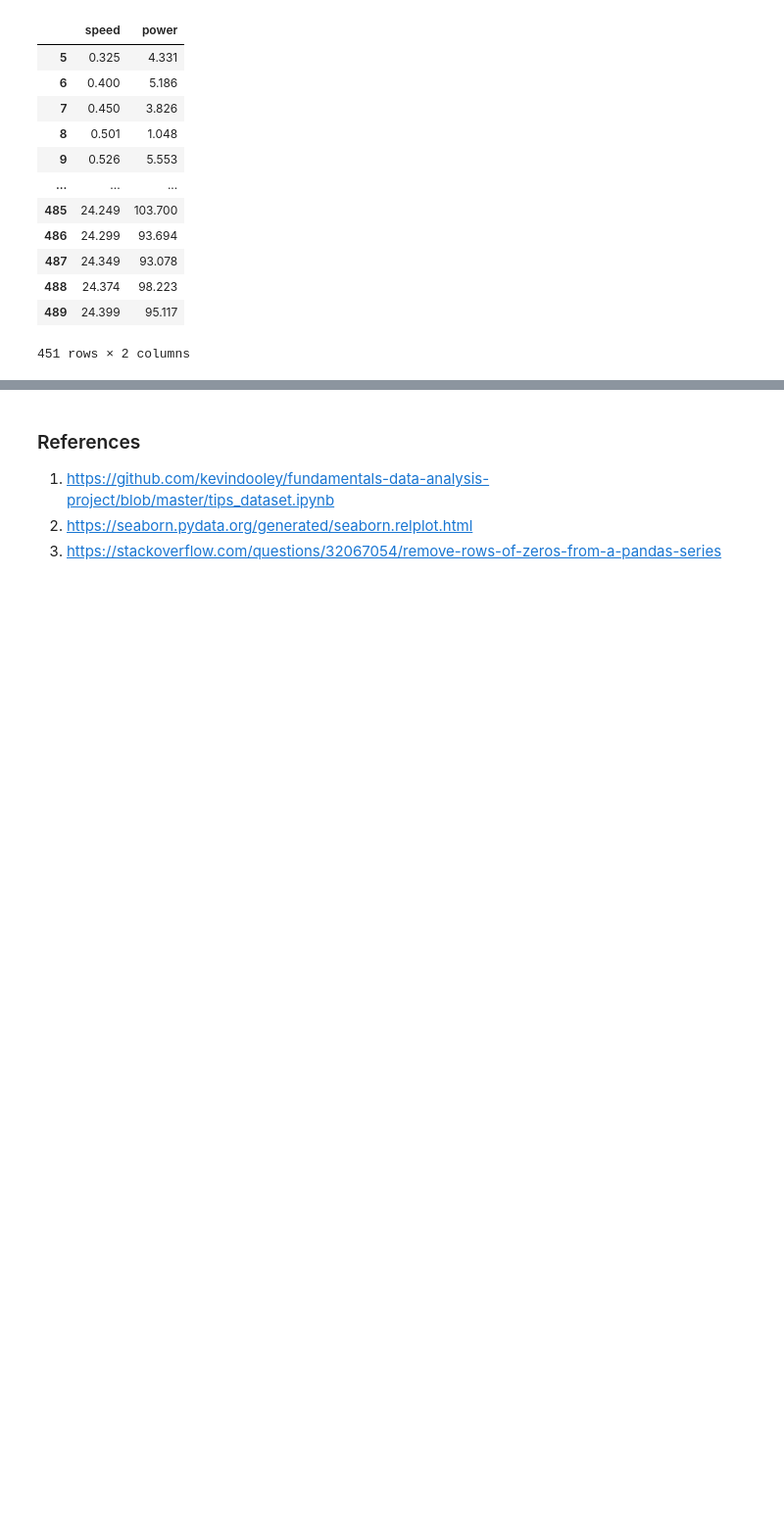
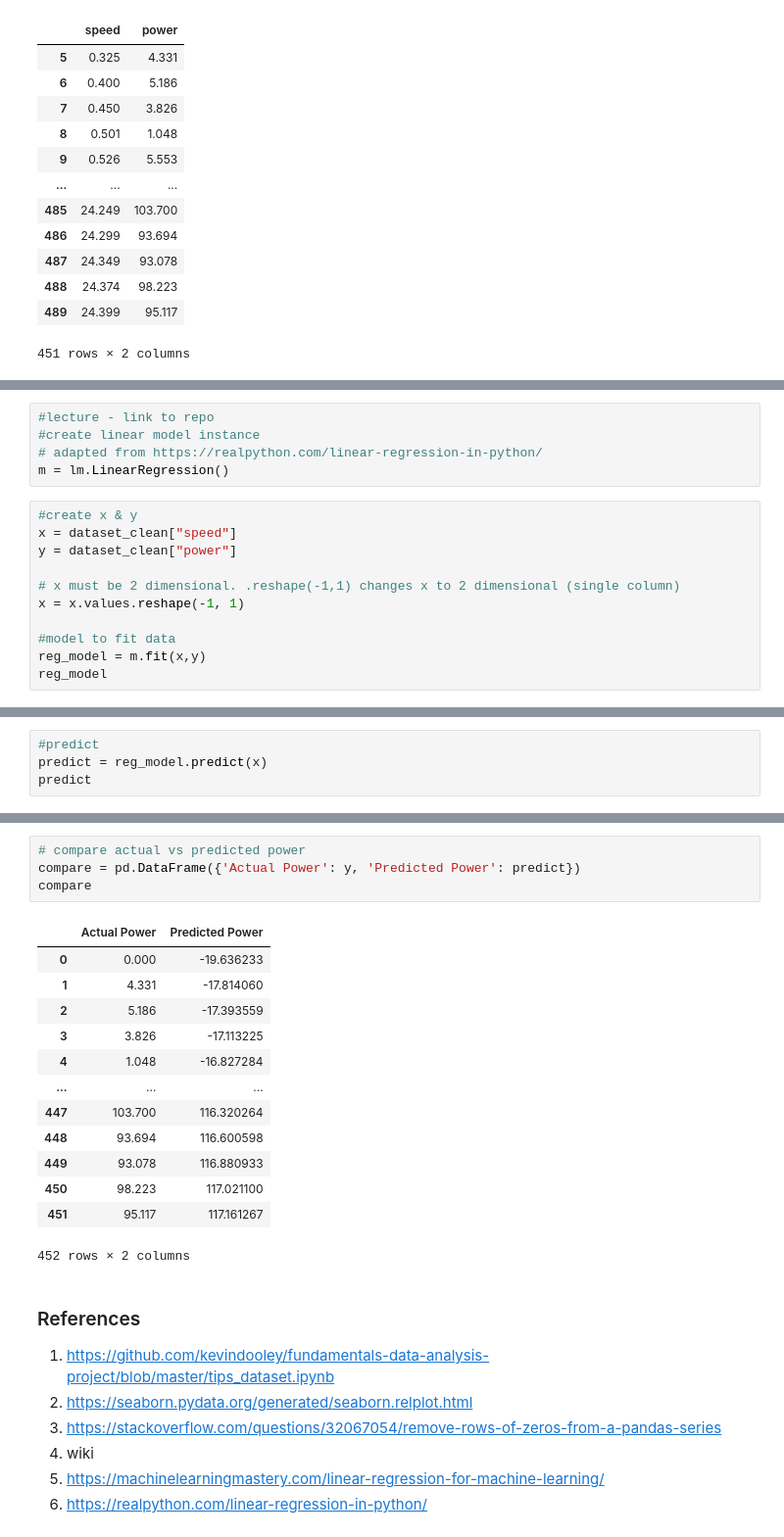
Before and after one commit to kevindooley/MLS-project-2020, a Jupyter notebook: Project 2020.ipynb, the cells around one changed output, grey strips where cells are left out. Shown: that part at 98% size. Drawn from its saved outputs; the diff is of its cells as text; blank space fills up the shorter version.

```diff
--- a/Project 2020.ipynb
+++ b/Project 2020.ipynb
@@ -151,0 +171,16 @@ zero_removed
+# %%
+#lecture - link to repo
+#create linear model instance
+# adapted from https://realpython.com/linear-regression-in-python/
+m = lm.LinearRegression()
+# %%
+#create x & y
+x = dataset_clean["speed"]
+y = dataset_clean["power"]
+
+# x must be 2 dimensional. .reshape(-1,1) changes x to 2 dimensional (single column)
+x = x.values.reshape(-1, 1)
+
+#model to fit data
+reg_model = m.fit(x,y)
+reg_model
@@ -151,0 +204,4 @@ zero_removed
+# %%
+#predict
+predict = reg_model.predict(x)
+predict
@@ -152,6 +258,27 @@ zero_removed
+# %%
+# compare actual vs predicted power
+compare = pd.DataFrame({'Actual Power': y, 'Predicted Power': predict})
+compare
+# %% [output]
+|  | Actual Power | Predicted Power |
+| 0 | 0.000 | -19.636233 |
+| 1 | 4.331 | -17.814060 |
+| 2 | 5.186 | -17.393559 |
+| 3 | 3.826 | -17.113225 |
+| 4 | 1.048 | -16.827284 |
+| ... | ... | ... |
+| 447 | 103.700 | 116.320264 |
+| 448 | 93.694 | 116.600598 |
+| 449 | 93.078 | 116.880933 |
+| 450 | 98.223 | 117.021100 |
+| 451 | 95.117 | 117.161267 |
+452 rows × 2 columns
 # %% [markdown]
 ### References
 
 1. https://github.com/kevindooley/fundamentals-data-analysis-project/blob/master/tips_dataset.ipynb
 2. https://seaborn.pydata.org/generated/seaborn.relplot.html
 3. https://stackoverflow.com/questions/32067054/remove-rows-of-zeros-from-a-pandas-series
+4. wiki
+5. https://machinelearningmastery.com/linear-regression-for-machine-learning/
+6. https://realpython.com/linear-regression-in-python/
```
Also changed, not shown: parts of 13 cells of this notebook.
